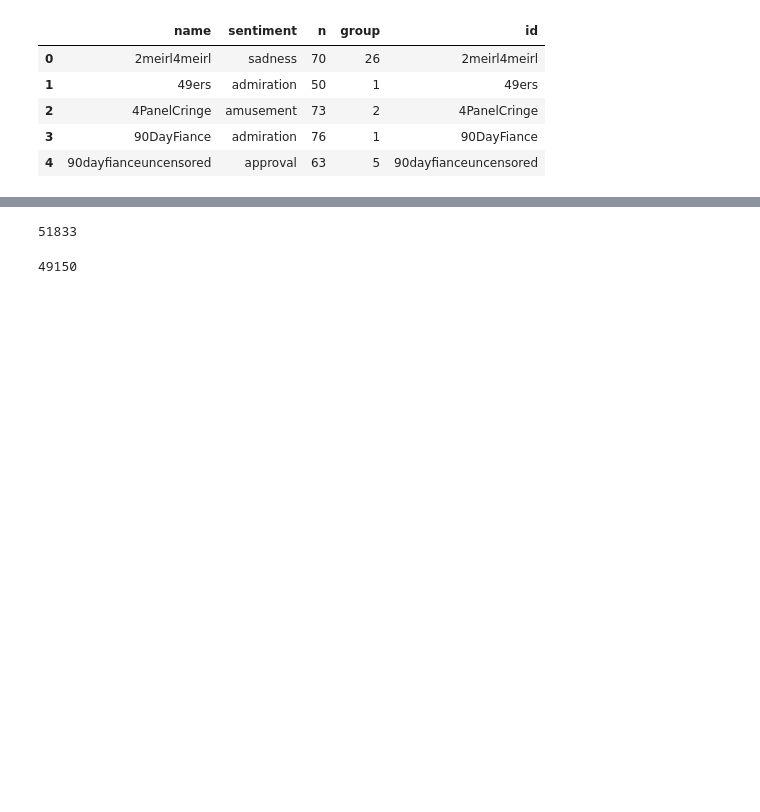
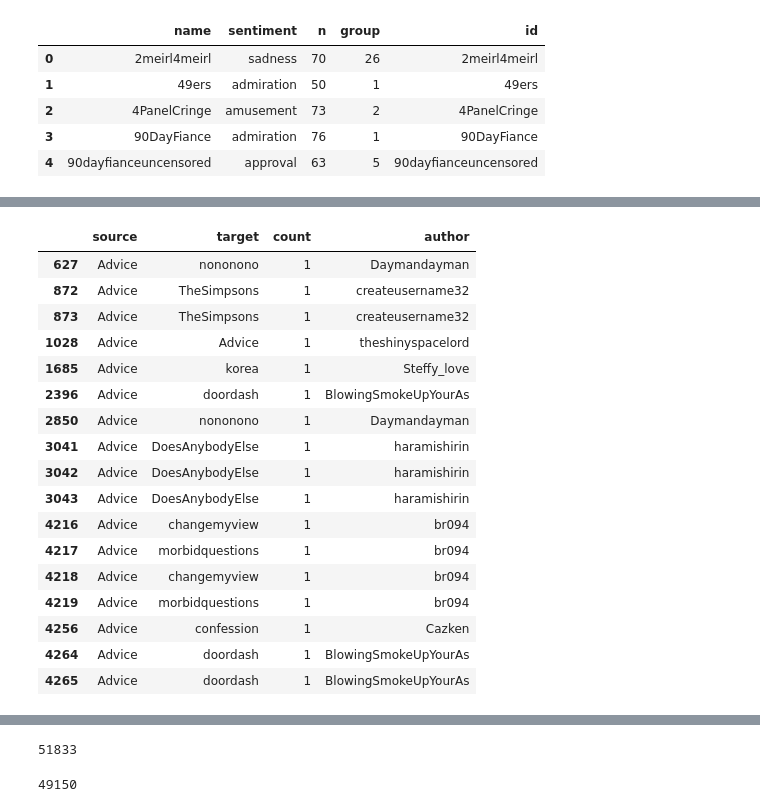
Before and after one commit to 6859-sp21/final-project-emotion-reddit-posts, a Jupyter notebook: preprocessing-Taylor.ipynb, the cells around one changed output, grey strips where cells are left out. Saved outputs shown, nothing was run; the diff lists cells and outputs as text; code cells hidden in the pictures; blank space fills up the shorter version.

```diff
--- a/preprocessing-Taylor.ipynb
+++ b/preprocessing-Taylor.ipynb
@@ -131,2 +152,24 @@ KeyboardInterrupt:
+# %%
+test = pd.DataFrame(links_data)
+test[test['source'] == 'Advice']
+# %% [output]
+|  | source | target | count | author |
+| 627 | Advice | nononono | 1 | Daymandayman |
+| 872 | Advice | TheSimpsons | 1 | createusername32 |
+| 873 | Advice | TheSimpsons | 1 | createusername32 |
+| 1028 | Advice | Advice | 1 | theshinyspacelord |
+| 1685 | Advice | korea | 1 | Steffy_love |
+| 2396 | Advice | doordash | 1 | BlowingSmokeUpYourAs |
+| 2850 | Advice | nononono | 1 | Daymandayman |
+| 3041 | Advice | DoesAnybodyElse | 1 | haramishirin |
+| 3042 | Advice | DoesAnybodyElse | 1 | haramishirin |
+| 3043 | Advice | DoesAnybodyElse | 1 | haramishirin |
+| 4216 | Advice | changemyview | 1 | br094 |
+| 4217 | Advice | morbidquestions | 1 | br094 |
+| 4218 | Advice | changemyview | 1 | br094 |
+| 4219 | Advice | morbidquestions | 1 | br094 |
+| 4256 | Advice | confession | 1 | Cazken |
+| 4264 | Advice | doordash | 1 | BlowingSmokeUpYourAs |
+| 4265 | Advice | doordash | 1 | BlowingSmokeUpYourAs |
 # %%
 from IPython.display import clear_output
```
Also changed, not shown: parts of 5 cells of this notebook, 2 other files.
